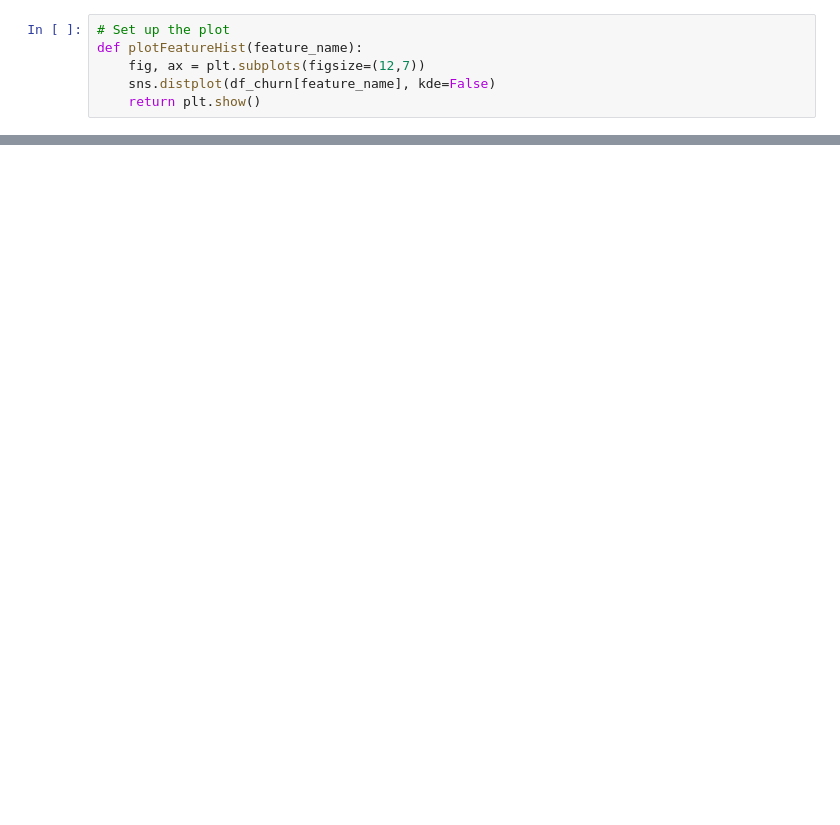
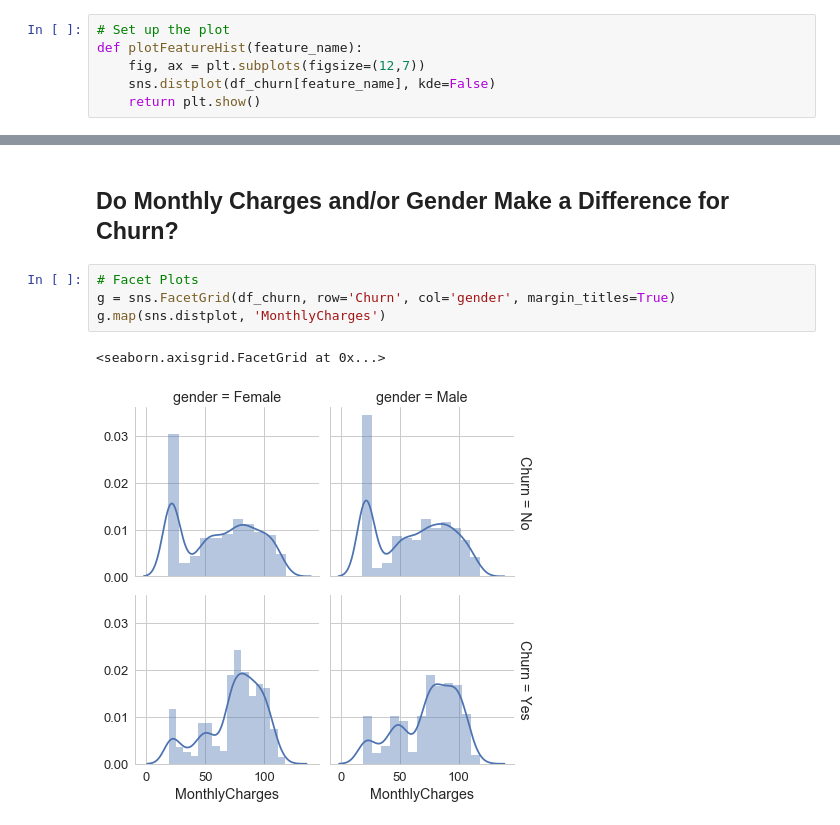
Before and after one commit to baiaooo/MLCourse, a Jupyter notebook: Notebooks/Telecom-Churn-Dataset.ipynb, the cells around one changed output, grey strips where cells are left out. Cells and saved outputs as stored; diff of their text form; blank space fills up the shorter version.

```diff
--- a/Notebooks/Telecom-Churn-Dataset.ipynb
+++ b/Notebooks/Telecom-Churn-Dataset.ipynb
@@ -506,0 +524,9 @@ plotFeatureHist('MonthlyCharges')
+# %% [markdown]
+## Do Monthly Charges and/or Gender Make a Difference for Churn?
+# %%
+# Facet Plots
+g = sns.FacetGrid(df_churn, row='Churn', col='gender', margin_titles=True)
+g.map(sns.distplot, 'MonthlyCharges')
+# %% [output]
+<seaborn.axisgrid.FacetGrid at 0x...>
+[figure, added]
```
Also changed, not shown: parts of 51 cells of this notebook, 14 other files.
